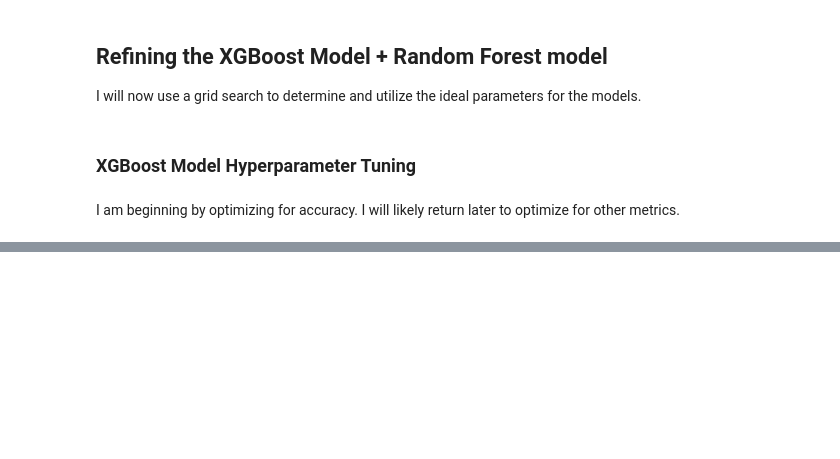
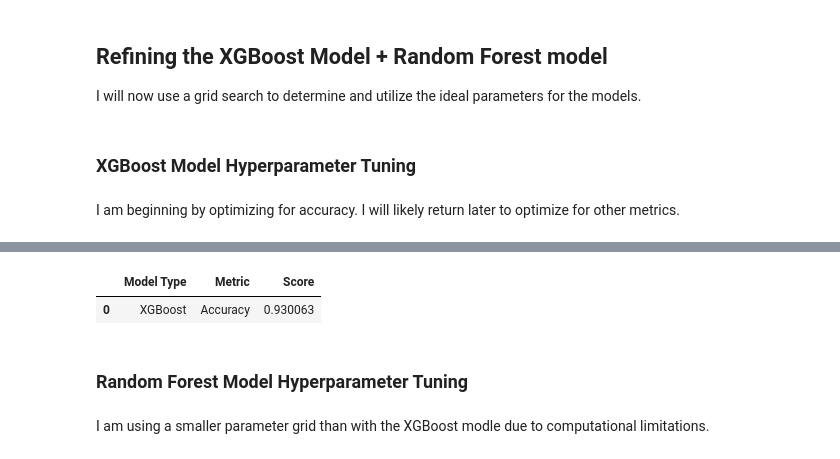
Before and after one commit to the-ethical-ai/Loan_default, a Jupyter notebook: loan_default_notebook.ipynb, the cells around one changed output, grey strips where cells are left out. Drawn from its saved outputs; the diff is of its cells as text; code cells hidden in the pictures; blank space fills up the shorter version.

```diff
--- a/loan_default_notebook.ipynb
+++ b/loan_default_notebook.ipynb
@@ -669,5 +679,15 @@ best_xgb_acc_score = xgb_grid_search.best_score_
 # %%
 ### Adding the information to the table
 tuned_model_dict['Model Type'].append('XGBoost')
 tuned_model_dict['Metric'].append('Accuracy')
 tuned_model_dict['Score'].append(best_xgb_acc_score)
+
+### Showing the table
+pd.DataFrame(tuned_model_dict)
+# %% [output]
+|  | Model Type | Metric | Score |
+| 0 | XGBoost | Accuracy | 0.930063 |
+# %% [markdown]
+### Random Forest Model Hyperparameter Tuning
+# %% [markdown]
+I am using a smaller parameter grid than with the XGBoost modle due to computational limitations.
```
Also changed, not shown: parts of 9 cells of this notebook.
